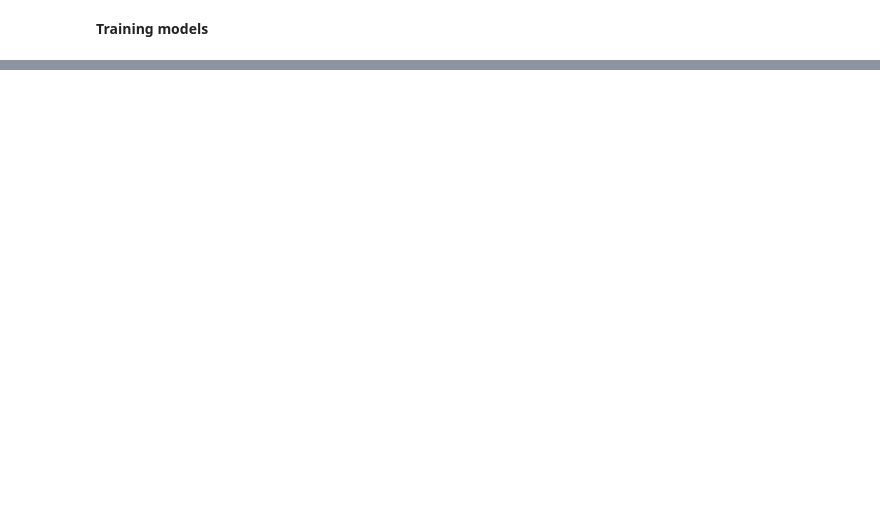
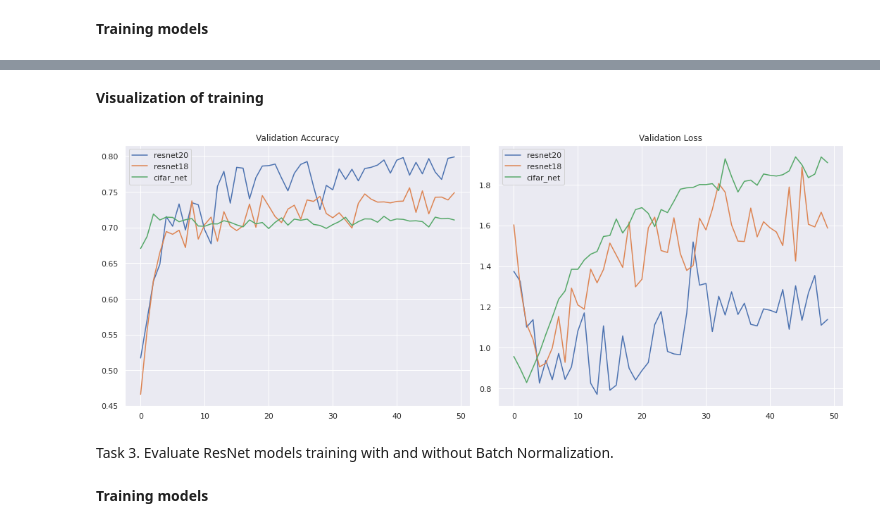
Before and after one commit to anastasiiakhil/Intro_to_DS, a Jupyter notebook: lab12.ipynb, the cells around one changed output, grey strips where cells are left out. Saved outputs shown, nothing was run; the diff lists cells and outputs as text; code cells hidden in the pictures; blank space fills up the shorter version.

```diff
--- a/lab12.ipynb
+++ b/lab12.ipynb
@@ -222,0 +368,10 @@ Train Epoch: 50 Time: 00:19:51 Accuracy: 0.7437999844551086, GPU_Mem_alloc: 3547
+# %% [markdown]
+__Visualization of training__
+# %%
+acc_loss_graph(accuracies, losses, ['resnet20', 'resnet18', 'cifar_net'])
+# %% [output]
+[figure, added]
+# %% [markdown]
+Task 3. Evaluate ResNet models training with and without Batch Normalization.
+# %% [markdown]
+__Training models__
```
Also changed, not shown: parts of 32 cells of this notebook.
